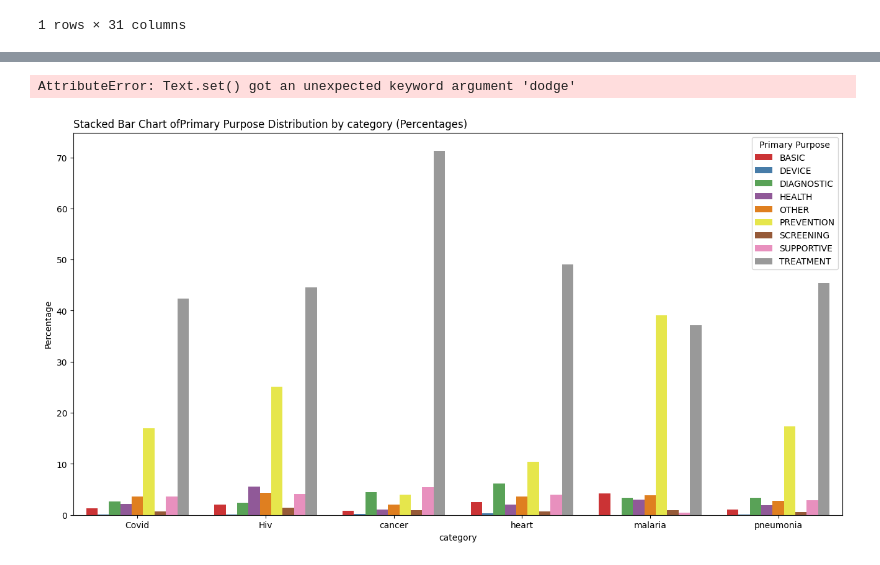
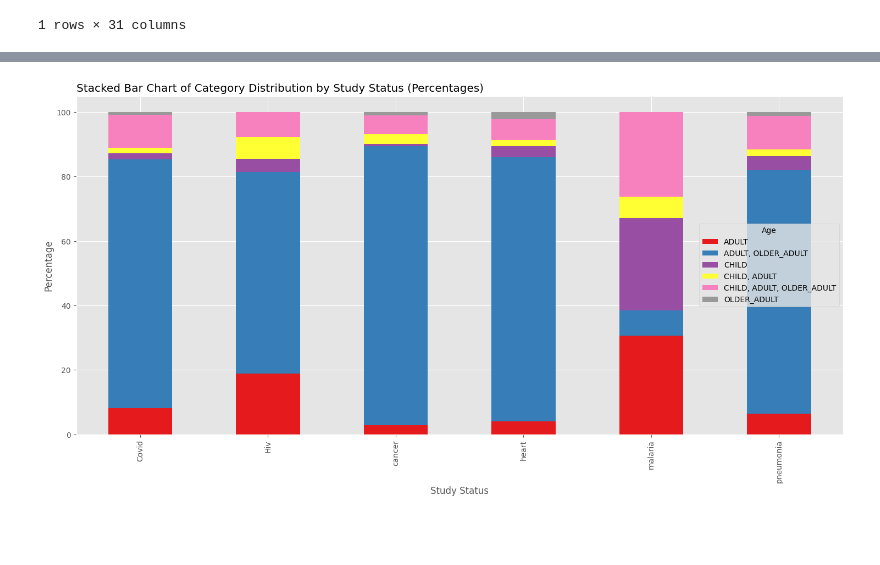
Before and after one commit to danielkimutai/dt, a Jupyter notebook: index.ipynb, the cells around one changed output, grey strips where cells are left out. Saved outputs shown, nothing was run; the diff lists cells and outputs as text; code cells hidden in the pictures; blank space fills up the shorter version.

```diff
--- a/index.ipynb
+++ b/index.ipynb
@@ -856,19 +886,31 @@ def bar_plot_avg(df,column1,column2):
 
 # creating a stacked bar to show relationship
 def stacked_bar(df,column1,column2):
+    plt.style.use("ggplot")
+    # Calculate the percentages within each 'Study Status' group
+    df_percentages = df.groupby([column1, column2]).size() / df.groupby([column2]).size() * 100
+    df_percentages = df_percentages.unstack().T  # Transpose for plotting
 
-    df_percentages = df.groupby([column1, column2]).size() / df.groupby(column2).size() * 100
-    df_percentages = df_percentages.reset_index(name="Percentage")
+    # Create the stacked bar chart
+    fig,ax=plt.subplots(figsize=(18,8))
 
-    # Create a stacked bar chart to visualize the percentages
-    plt.figure(figsize=(16, 8))
-    sns.barplot(data=df_percentages, x=column2, y="Percentage", hue=column1, palette="Set1")
+    df_percentages.plot(kind='bar', stacked=True, colormap="Set1",ax=ax)
 
-    # Optionally, you can further customize the plot
-    plt.title(f"Stacked Bar Chart of{column1} Distribution by {column2} (Percentages)",loc="left",dodge=False)
-    plt.xlabel(f"{column1}")
+    # Customize the plot
+    plt.title("Stacked Bar Chart of Category Distribution by Study Status (Percentages)",loc="left")
+    plt.xlabel("Study Status")
     plt.ylabel("Percentage")
-    plt.legend(title="Category", loc="upper right")
 
-     #Show the plot
+
+    #    Show the plot
     plt.show()
+
+
+def line_chart1(df,column1,column2):
+# line chart
+    plt.style.use("ggplot")
+    enroll_year = df[[column1,column2]].groupby([column2]).sum()
+    plt.figure(figsize=(16,8))
+    plt.plot(enroll_year, label='Fatalitiy rate',marker= '.')
+    plt.title("Distribution of  enrollment over  the years",loc="left",fontsize=14)
+    plt.ylabel("count")
@@ -893,5 +959,4 @@ df.head(1)
 # %%
-stacked_bar(df,"Primary Purpose","category")
+stacked_bar(df,"Age","category")
 # %% [output]
-AttributeError: Text.set() got an unexpected keyword argument 'dodge'
-[figure, old version]
+[figure, new version]
```
Also changed, not shown: parts of 54 cells of this notebook.
